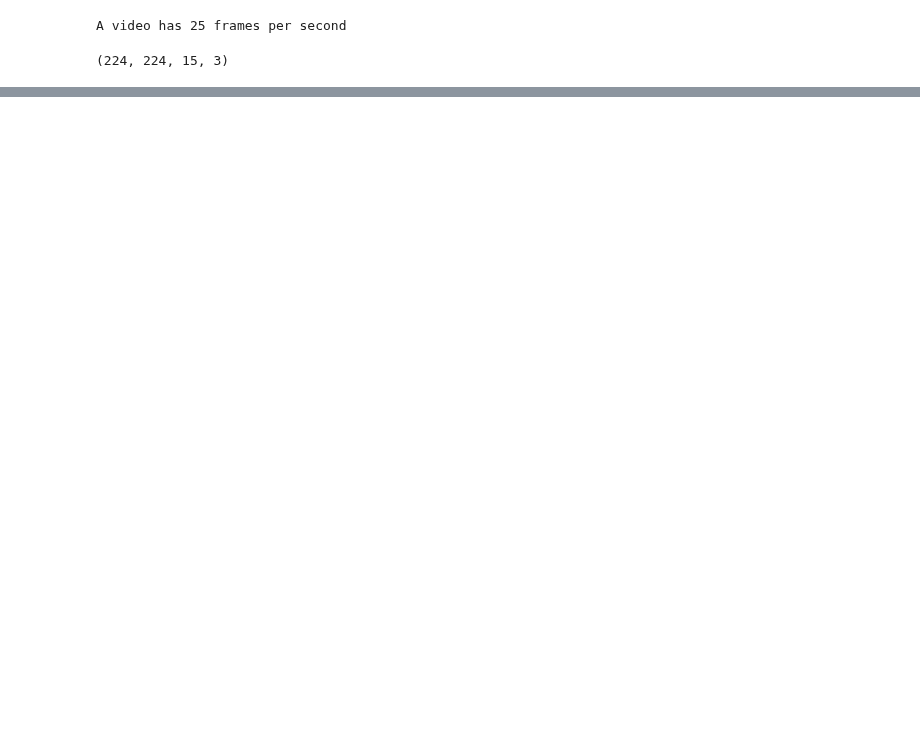
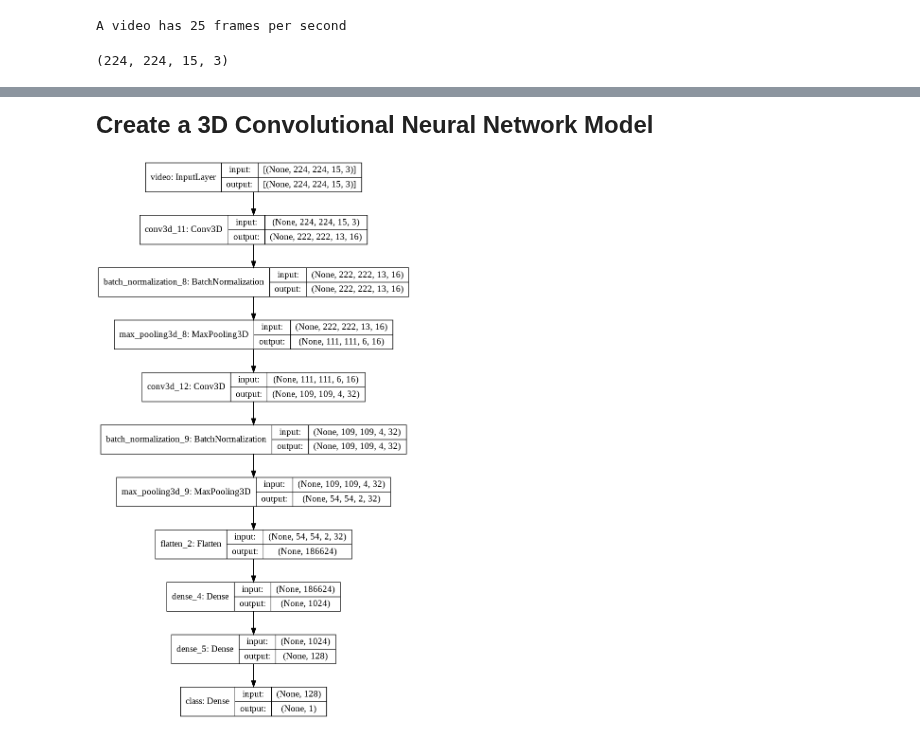
Before and after one commit to kaneelgit/msi_voxceleb, a Jupyter notebook: voxceleb_data_handle.ipynb, the cells around one changed output, grey strips where cells are left out. Saved outputs shown, nothing was run; the diff lists cells and outputs as text; code cells hidden in the pictures; blank space fills up the shorter version.

```diff
--- a/voxceleb_data_handle.ipynb
+++ b/voxceleb_data_handle.ipynb
@@ -312,0 +285,2 @@ print( (tock - tick)/ 60)
+# %% [markdown]
+<font size = '5'> **Create a 3D Convolutional Neural Network Model** </font>
@@ -312,0 +303,43 @@ print( (tock - tick)/ 60)
+# %%
+#video_generator(train_paths, train_labels, batch_size = 16)
+
+
+def cnn_model(x):
+
+    inputs = x
+    x = tf.keras.layers.Conv3D(16, kernel_size = (3, 3, 3),activation = 'relu')(inputs)
+    x = tf.keras.layers.BatchNormalization()(x)
+    x = tf.keras.layers.MaxPool3D(pool_size = (2, 2, 2))(x)
+
+    x = tf.keras.layers.Conv3D(32, kernel_size = (3, 3, 3), activation = 'relu')(x)
+    x = tf.keras.layers.BatchNormalization()(x)
+    x = tf.keras.layers.MaxPool3D(pool_size = (2, 2, 2))(x)
+
+    # x = tf.keras.layers.Conv3D(32, kernel_size = (3, 3, 3), activation = 'relu')(x)
+    # x = tf.keras.layers.BatchNormalization()(x)
+    # x = tf.keras.layers.MaxPool3D(pool_size = (2, 2, 2))(x)
+
+    # x = tf.keras.layers.Conv3D(32, kernel_size = (3, 3, 3), activation = 'relu')(x)
+    # x = tf.keras.layers.BatchNormalization()(x)
+    # x = tf.keras.layers.MaxPool3D(pool_size = (2, 2, 2))(x)
+
+    return x
+
+#input
+input_samp = np.zeros([16, 224, 224, 15, 3])
+
+#input
+input = Input(input_samp[0, :].shape, name = 'video')
+out = cnn_model(input)
+out = Flatten()(out)
+out = Dense(1024, activation = 'relu')(out)
+out = Dense(128, activation = 'relu')(out)
+output = Dense(1, activation = 'sigmoid', name = 'class')(out)
+
+#create the model
+video_cnn_model = Model(input, output)
+
+#plot the model
+plot_model(video_cnn_model, show_shapes = True, show_layer_names = True, to_file = 'test_model.png')
+# %% [output]
+[figure, added]
```
Also changed, not shown: parts of 11 cells of this notebook.
